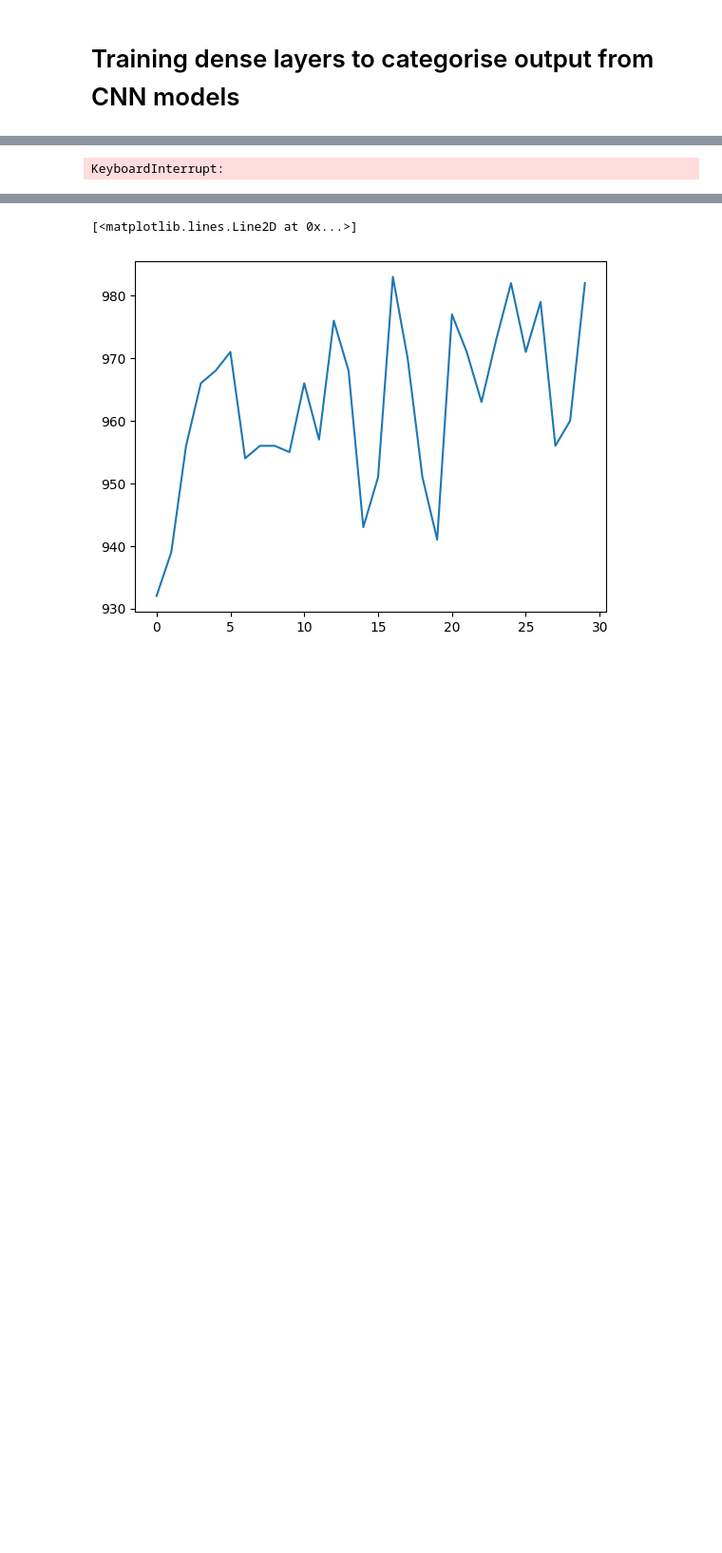
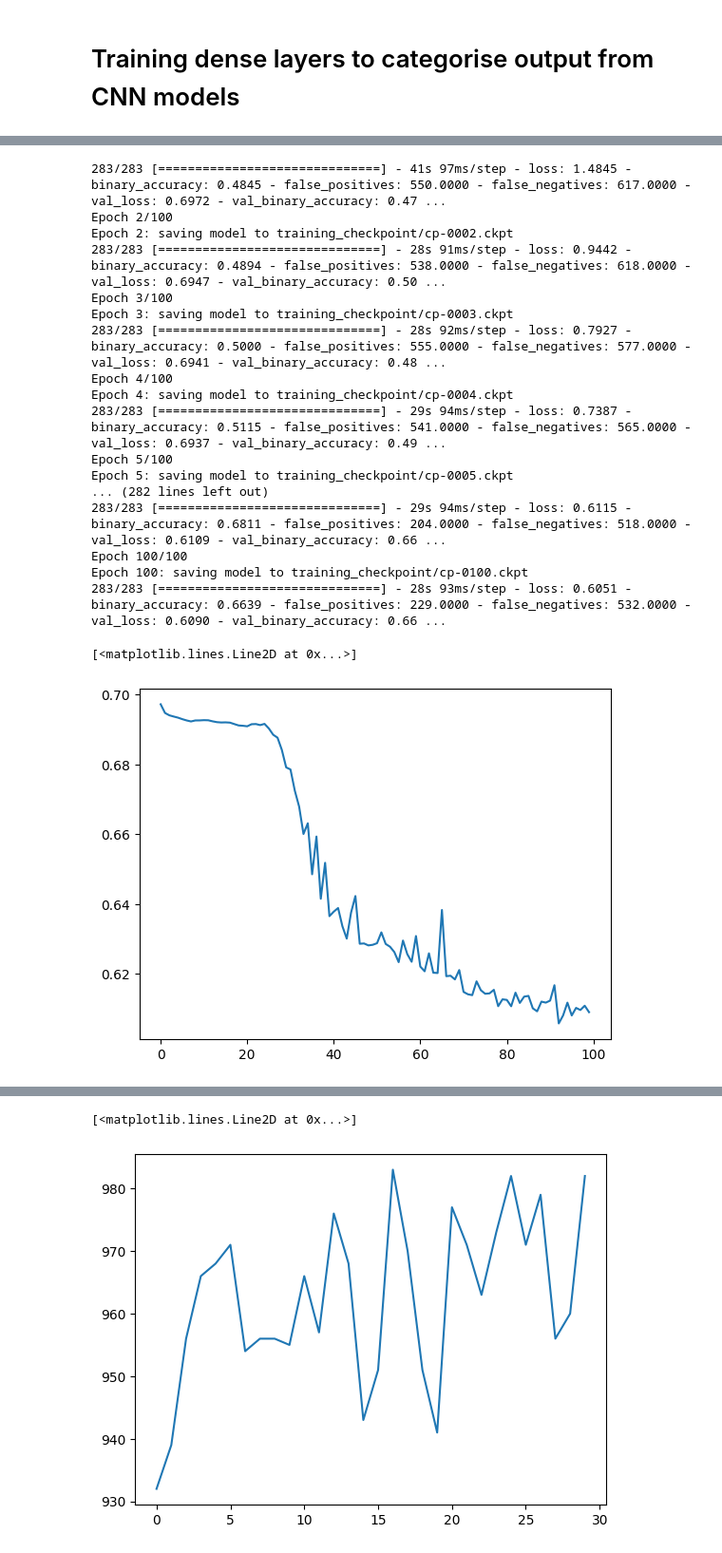
Before and after one commit to ChoyJJ/FYP_B, a Jupyter notebook: Pass_test/mini-DDSM_model.ipynb, the cells around one changed output, grey strips where cells are left out. Shown at 95% size. Saved outputs shown, nothing was run; the diff lists cells and outputs as text; code cells hidden in the pictures; blank space fills up the shorter version.

Commit message:
ROI and training update

```diff
--- a/Pass_test/mini-DDSM_model.ipynb
+++ b/Pass_test/mini-DDSM_model.ipynb
@@ -119,13 +123,13 @@ val_ds = prepare(val_ds)
 # %%
 preprocessing = tf.keras.applications.inception_v3.preprocess_input
 pre_trained = tf.keras.applications.inception_v3.InceptionV3(weights='imagenet', include_top=False, input_shape=(image_size,image_size,3))
-pre_trained.trainable = False
-# pre_trained.trainable = True
-# for layer in pre_trained.layers:
-#   if isinstance(layer, tf.keras.layers.BatchNormalization):
-#       layer.trainable = False
-# for layer in pre_trained.layers[:-22]:
-#   layer.trainable = False
+# pre_trained.trainable = False
+pre_trained.trainable = True
+for layer in pre_trained.layers:
+  if isinstance(layer, tf.keras.layers.BatchNormalization):
+      layer.trainable = False
+for layer in pre_trained.layers[:-64]:
+  layer.trainable = False
 data_augmentation = tf.keras.Sequential([
   tf.keras.layers.RandomFlip('horizontal_and_vertical'),
   tf.keras.layers.RandomRotation((0,0.3),fill_mode="constant"),
@@ -138,20 +142,20 @@ tfinput = Input(shape=(image_size,image_size,3) )
 data_augment = data_augmentation(tfinput)
 pre_process = preprocessing(data_augment)
 inceptionv3_model=pre_trained(pre_process,training=False)
-flatten = tf.keras.layers.Flatten()(inceptionv3_model)
+flatten = tf.keras.layers.GlobalAveragePooling2D()(inceptionv3_model)
 DO1 = Dropout(0.8)(flatten)
 Dense1 = Dense(1024,activation = 'relu')(DO1)
 # DO2 = Dropout(0.8)(Dense1)
 # DO2 = Dropout(0.8)(flatten)
-x=Dropout(0.8)(Dense1)
+x=Dropout(0.7)(Dense1)
+x = Dense(512,activation='relu')(x)
+x=Dropout(0.7)(x)
 x = Dense(256,activation='relu')(x)
-x=Dropout(0.8)(x)
-x = Dense(64,activation='relu')(x)
-x=Dropout(0.8)(x)
-x = Dense(16,activation="relu")(x)
-x=Dropout(0.8)(x)
-x = Dense(4,activation='relu')(x)
-DO2 = Dropout(0.8)(x)
+# x=Dropout(0.5)(x)
+# x = Dense(16,activation="relu")(x)
+# x=Dropout(0.5)(x)
+# x = Dense(4,activation='relu')(x)
+DO2 = Dropout(0.7)(x)
 output = Dense(1, activation="sigmoid")(DO2)
 model = Model(tfinput,output)
 #Prevent overfitting with early stopping
@@ -197,11 +201,19 @@ Non-trainable params: 21,802,784
 _________________________________________________________________
+# %%
+checkpoint_path = "training_checkpoint/cp-{epoch:04d}.ckpt"
+checkpoint_dir = os.path.dirname(checkpoint_path)
+cp_callback = tf.keras.callbacks.ModelCheckpoint(
+    filepath=checkpoint_path,
+    verbose=1,
+    save_weights_only=True,
+    save_freq='epoch')
 # %%
 #Training Dense layers to initialise the categoriser before fine tuning the CNN models
-total_epochs = 30
+total_epochs = 100
 history_init = model.fit(train_ds_aug
                     ,epochs=total_epochs
                     ,validation_data=val_ds
-                    # ,callbacks = [Checkpoint]
+                    ,callbacks = [cp_callback]
                     )
 # model.save(save_dir + "inceptionv3")
 plt.plot(history_init.history['val_loss'])
@@ -253 +249,19 @@ Epoch 17/30
-KeyboardInterrupt:
+283/283 [==============================] - 41s 97ms/step - loss: 1.4845 - binary_accuracy: 0.4845 - false_positives: 550.0000 - false_negatives: 617.0000 - val_loss: 0.6972 - val_binary_accuracy: 0.47 ...
+Epoch 2/100
+Epoch 2: saving model to training_checkpoint/cp-0002.ckpt
+283/283 [==============================] - 28s 91ms/step - loss: 0.9442 - binary_accuracy: 0.4894 - false_positives: 538.0000 - false_negatives: 618.0000 - val_loss: 0.6947 - val_binary_accuracy: 0.50 ...
+Epoch 3/100
+Epoch 3: saving model to training_checkpoint/cp-0003.ckpt
+283/283 [==============================] - 28s 92ms/step - loss: 0.7927 - binary_accuracy: 0.5000 - false_positives: 555.0000 - false_negatives: 577.0000 - val_loss: 0.6941 - val_binary_accuracy: 0.48 ...
+Epoch 4/100
+Epoch 4: saving model to training_checkpoint/cp-0004.ckpt
+283/283 [==============================] - 29s 94ms/step - loss: 0.7387 - binary_accuracy: 0.5115 - false_positives: 541.0000 - false_negatives: 565.0000 - val_loss: 0.6937 - val_binary_accuracy: 0.49 ...
+Epoch 5/100
+Epoch 5: saving model to training_checkpoint/cp-0005.ckpt
+... (282 lines left out)
+283/283 [==============================] - 29s 94ms/step - loss: 0.6115 - binary_accuracy: 0.6811 - false_positives: 204.0000 - false_negatives: 518.0000 - val_loss: 0.6109 - val_binary_accuracy: 0.66 ...
+Epoch 100/100
+Epoch 100: saving model to training_checkpoint/cp-0100.ckpt
+283/283 [==============================] - 28s 93ms/step - loss: 0.6051 - binary_accuracy: 0.6639 - false_positives: 229.0000 - false_negatives: 532.0000 - val_loss: 0.6090 - val_binary_accuracy: 0.66 ...
+[<matplotlib.lines.Line2D at 0x...>]
+[figure, added]
```
Also changed, not shown: parts of 7 cells of this notebook, 1 other file.
